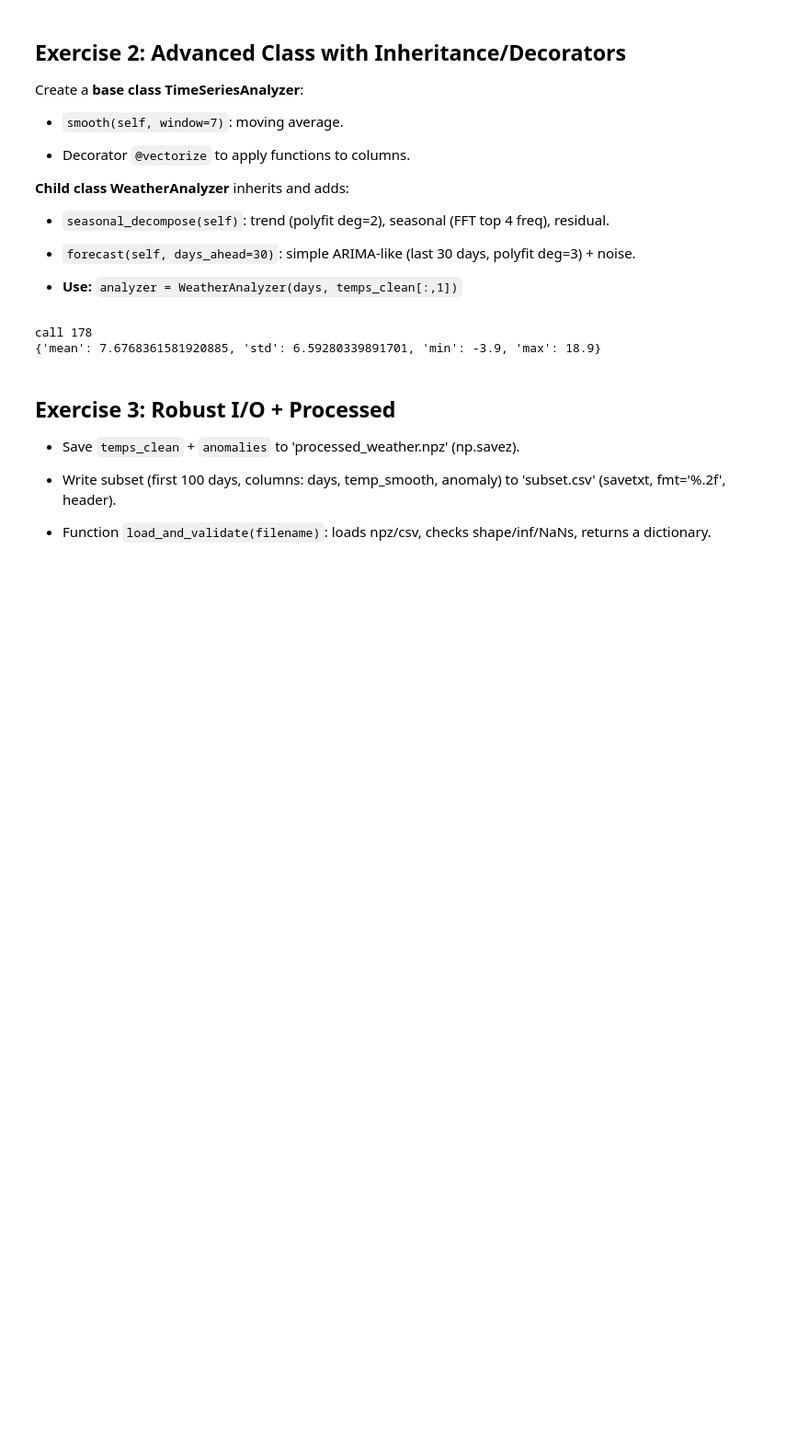
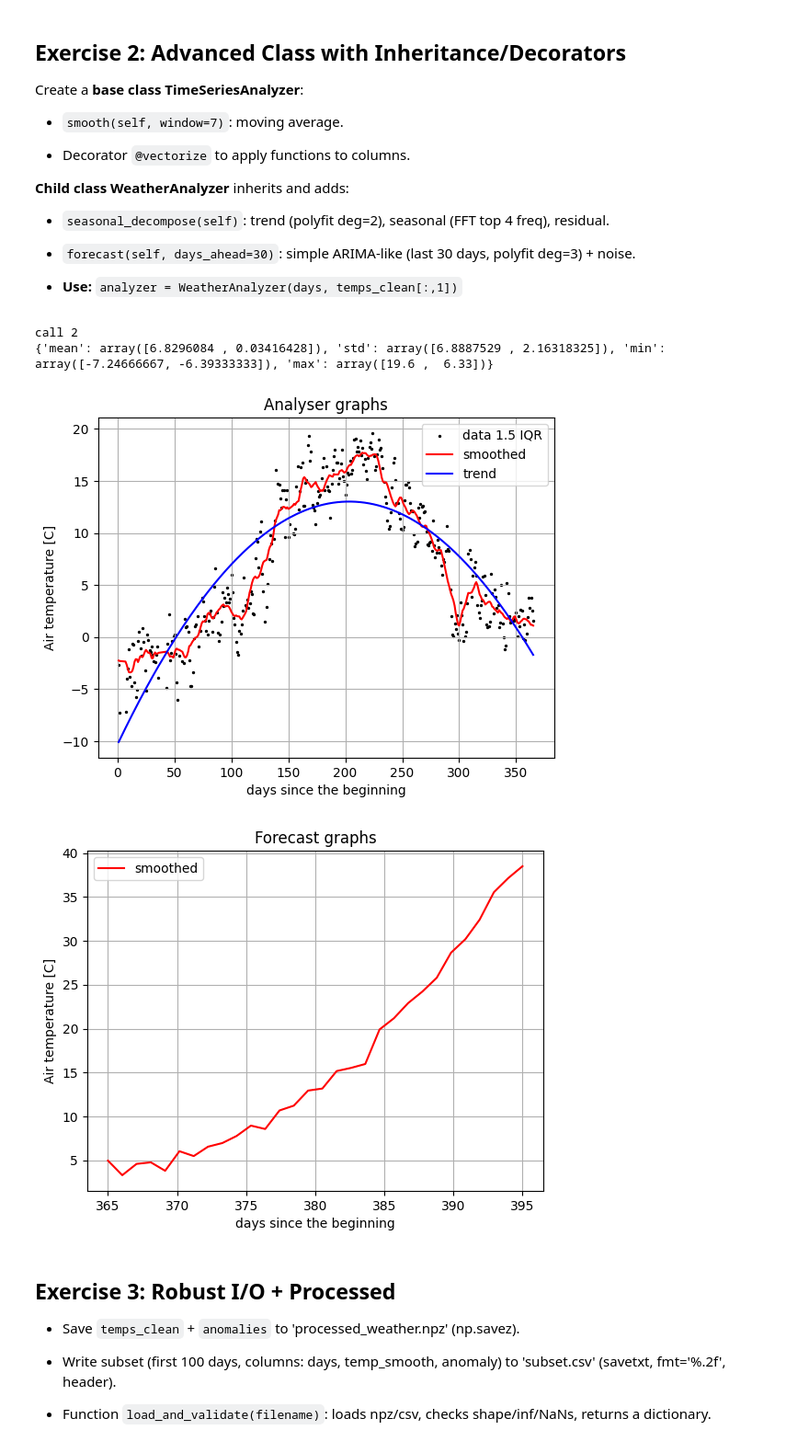
Before and after one commit to saacostad/ComputationalAstroPhysics, a Jupyter notebook: Python/Numpy/Exercises01.ipynb, the cells around one changed output. Shown at 92% size. Cells and saved outputs as stored; diff of their text form; code cells hidden in the pictures; blank space fills up the shorter version.

```diff
--- a/Python/Numpy/Exercises01.ipynb
+++ b/Python/Numpy/Exercises01.ipynb
@@ -256,7 +256,7 @@ Create a **base class TimeSeriesAnalyzer**:
 
 - **Use:** `analyzer = WeatherAnalyzer(days, temps_clean[:,1])`
 # %%
-calls = 1
+calls = 0
 
 # Decorator to vectorize method over the columns
 def vectorize(method):
@@ -276,6 +276,7 @@ class TimeSeriesAnalyzer:
     @vectorize
     def smooth(self, col: np.ndarray, window: int = 7, mode: str = 'same') -> np.ndarray:
         """Media móvil con convolve."""
+
         global calls
         calls += 1
         kernel = np.ones(window) / window
@@ -298,48 +299,90 @@ class WeatherAnalyzer(TimeSeriesAnalyzer):
     def seasonal_decompose(self, degree_trend: int = 2, n_freqs: int = 4) -> dict:
         """Descomposición: trend (polyfit), seasonal (FFT top freqs), residual."""
         # Trend: polyfit global
-        p_trend = np.polynomial.Polynomial.fit(self.t, self.data, degree_trend)
+        p_trend = np.polynomial.Polynomial.fit(self.t, self.data.T[0], degree_trend)
         trend = p_trend(self.t)
 
         # Seasonal: FFT, top n_freqs armónicos
-        fft = np.fft.fft(self.data - trend, axis=0)
+        fft = np.fft.fft(self.data.T[0] - trend)
+        # print(fft.shape)
+
+
         freqs = np.fft.fftfreq(len(self.t))
         top_idx = np.argsort(np.abs(fft), axis=0)[-n_freqs:][::-1]
-        seasonal = np.zeros_like(self.data)
+        seasonal = np.zeros_like(self.data.T[0])
         for idx in top_idx[:]:
             seasonal[:] += 2 * np.real(np.fft.ifft(fft[:] * (np.abs(fft[idx]) > 1e-3)))
 
-        residual = self.data - trend - seasonal
+        residual = self.data.T[0] - trend - seasonal
         return {'trend': trend, 'seasonal': seasonal, 'residual': residual}
 
     def forecast(self, days_ahead: int = 30, degree: int = 3, noise_std: float = 1.0) -> tuple:
         """Pronóstico simple: polyfit últimos datos + ruido gaussiano."""
         n_last = min(degree * 10, len(self.t) // 2)
         t_last = self.t[-n_last:]
-        data_last = self.data[-n_last:]
+        data_last = self.data.T[0][-n_last:]
 
         t_future = np.linspace(self.t[-1], self.t[-1] + days_ahead, days_ahead)
         forecast = np.zeros(days_ahead) #np.zeros((days_ahead, self.data.shape[1]))
 
         p = np.polyfit(t_last, data_last[:], degree)
         forecast[:] = np.polyval(p, t_future) + np.random.normal(0, noise_std, days_ahead)
 
         return t_future, forecast
 
 # DEMO de USO (¡ejecuta después de Ej.1!)
-analyzer = WeatherAnalyzer(IQR_data[:, 0], IQR_data[:, 1])
+analyzer = WeatherAnalyzer(IQR15_data[:, 0], np.array([IQR15_data[:, 1], non_outliers_filtered_data]).T)
 
-# analyzer = WeatherAnalyzer(filtered_anomalies_data[:, 0], filtered_anomalies_data[:, 1])
+# analyzer = WeatherAnalyzer(filtered_anomalies_data[:, 0], np.array([filtered_anomalies_data[:, 1], filtered_anomalies_data[:, 1]]).T)
 
 smoothed = analyzer.smooth(window=15)
 print(f"call {calls}")
 
 decomp = analyzer.seasonal_decompose()
 t_fc, fc = analyzer.forecast(30)
+
+
 print(analyzer.stats())
+
+
+
+
+
+# Plot similarly as before
+plt.scatter(IQR15_data[:, 0], IQR15_data[:, 1], label = "data 1.5 IQR", c = "black", s = 2)
+plt.plot(IQR15_data[:, 0], smoothed.T[0], label = "smoothed", c = "red")
+plt.plot(IQR15_data[:, 0], decomp["trend"], label = "trend", c = "blue")
+# plt.plot(IQR15_data[:, 0], decomp["seasonal"], label = "seasonal", c = "green")
+# plt.plot(IQR15_data[:, 0], decomp["residual"], label = "residual", c = "purple")
+
+plt.grid()
+plt.legend()
+plt.title("Analyser graphs")
+plt.xlabel("days since the beginning")
+plt.ylabel("Air temperature [C]")
+
+plt.show()
+
+
+
+
+# Plot similarly as before
+
+plt.plot(t_fc, fc, label = "smoothed", c = "red")
+
+
+plt.grid()
+plt.legend()
+plt.title("Forecast graphs")
+plt.xlabel("days since the beginning")
+plt.ylabel("Air temperature [C]")
+
+plt.show()
 # %% [output]
-call 178
-{'mean': 7.6768361581920885, 'std': 6.59280339891701, 'min': -3.9, 'max': 18.9}
+call 2
+{'mean': array([6.8296084 , 0.03416428]), 'std': array([6.8887529 , 2.16318325]), 'min': array([-7.24666667, -6.39333333]), 'max': array([19.6 ,  6.33])}
+[figure, added]
+[figure, added]
 # %% [markdown]
 ## Exercise 3: Robust I/O + Processed
 
```
Also changed, not shown: parts of 4 cells of this notebook.
